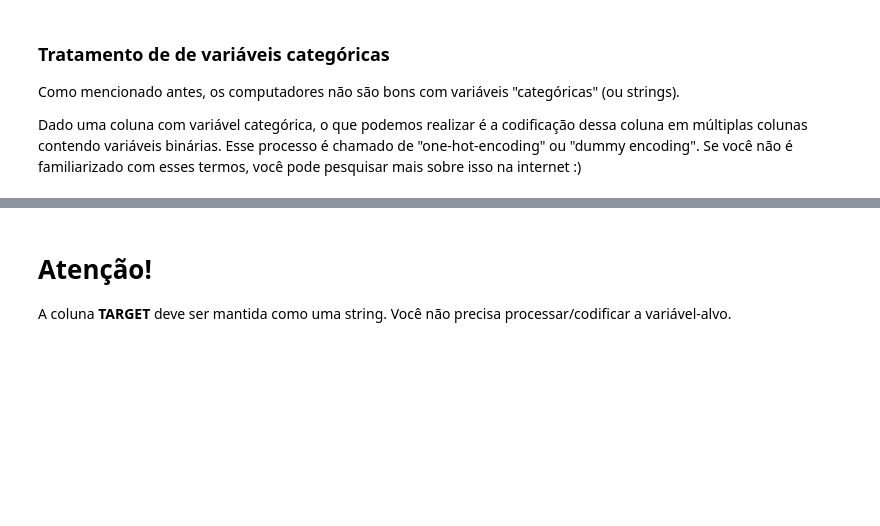
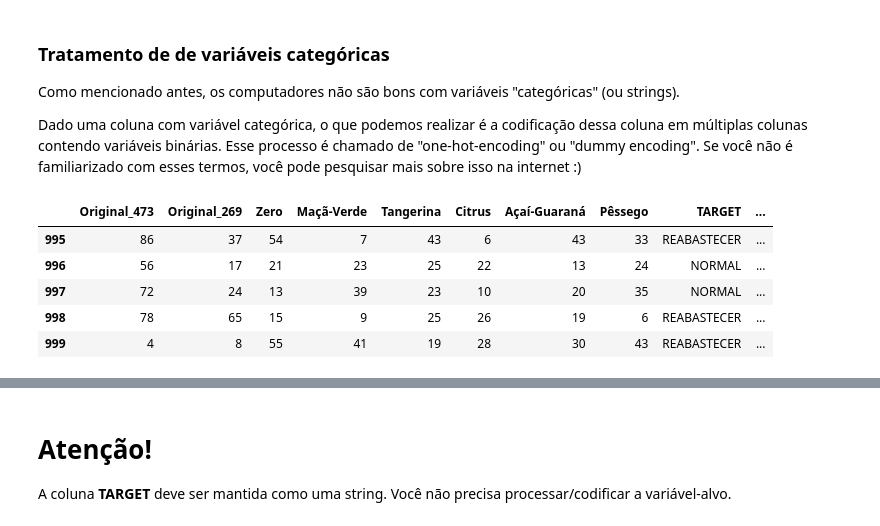
Before and after one commit to FabianoAlexandre/MBTC-TNT-Application-IOT, a Jupyter notebook: Desafio7_TNT.ipynb, the cells around one changed output, grey strips where cells are left out. Saved outputs shown, nothing was run; the diff lists cells and outputs as text; code cells hidden in the pictures; blank space fills up the shorter version.

```diff
--- a/Desafio7_TNT.ipynb
+++ b/Desafio7_TNT.ipynb
@@ -286,2 +269,2 @@ df_training_dataset_imputed.tail()
 # %%
-df_training_dataset_rmcolumns = df_training_dataset_imputed.drop(columns=['Tempo', 'Estação', 'LAT', 'LONG', 'Movimentação'], inplace=False)
+df_training_dataset_rmcolumns = df_training_dataset_imputed.drop(columns=['_rev', '_id', 'Estação', 'Tempo', 'LAT', 'LONG', 'Movimentação', 'row'], inplace=False)
@@ -299,6 +280,13 @@ Como mencionado antes, os computadores não são bons com variáveis "categóric
 Dado uma coluna com variável categórica, o que podemos realizar é a codificação dessa coluna em múltiplas colunas contendo variáveis binárias. Esse processo é chamado de "one-hot-encoding" ou "dummy encoding". Se você não é familiarizado com esses termos, você pode pesquisar mais sobre isso na internet :)
 # %%
 # Tratando variáveis categóricas com o método Pandas ``get_dummies()''
-# df_training = pd.get_dummies(df_training_dataset_rmcolumns, columns=['Variável a ser aplicado método getDumies()'])
+df_training = pd.get_dummies(df_training_dataset_rmcolumns, columns=['Original_473','Original_269','Zero','Maçã-Verde','Tangerina','Citrus','Açaí-Guaraná','Pêssego'])
 df_training = df_training_dataset_rmcolumns
 df_training.tail()
+# %% [output]
+|  | Original_473 | Original_269 | Zero | Maçã-Verde | Tangerina | Citrus | Açaí-Guaraná | Pêssego | TARGET | ... |
+| 995 | 86 | 37 | 54 | 7 | 43 | 6 | 43 | 33 | REABASTECER | ... |
+| 996 | 56 | 17 | 21 | 23 | 25 | 22 | 13 | 24 | NORMAL | ... |
+| 997 | 72 | 24 | 13 | 39 | 23 | 10 | 20 | 35 | NORMAL | ... |
+| 998 | 78 | 65 | 15 | 9 | 25 | 26 | 19 | 6 | REABASTECER | ... |
+| 999 | 4 | 8 | 55 | 41 | 19 | 28 | 30 | 43 | REABASTECER | ... |
```
Also changed, not shown: parts of 29 cells of this notebook.
